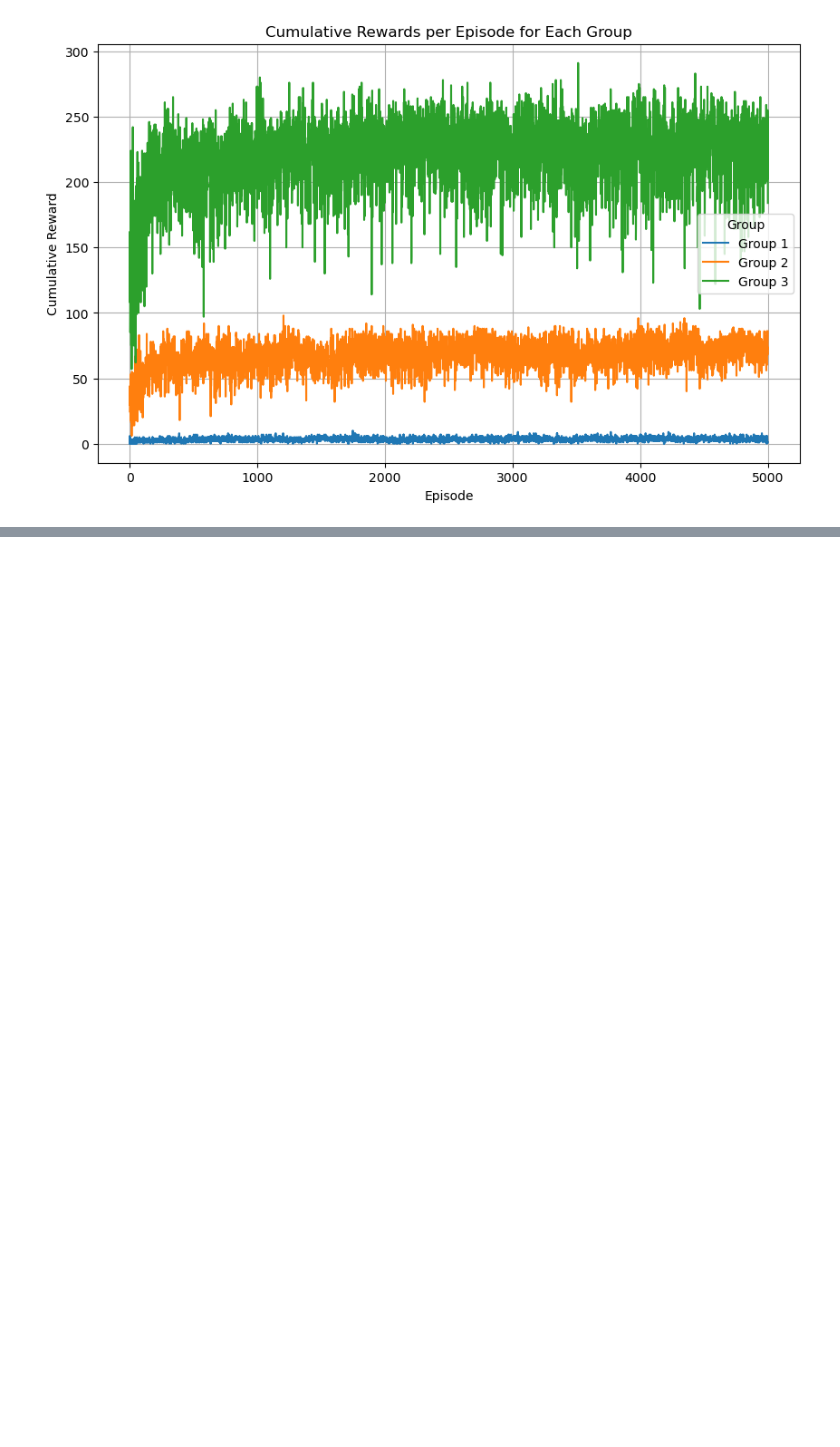
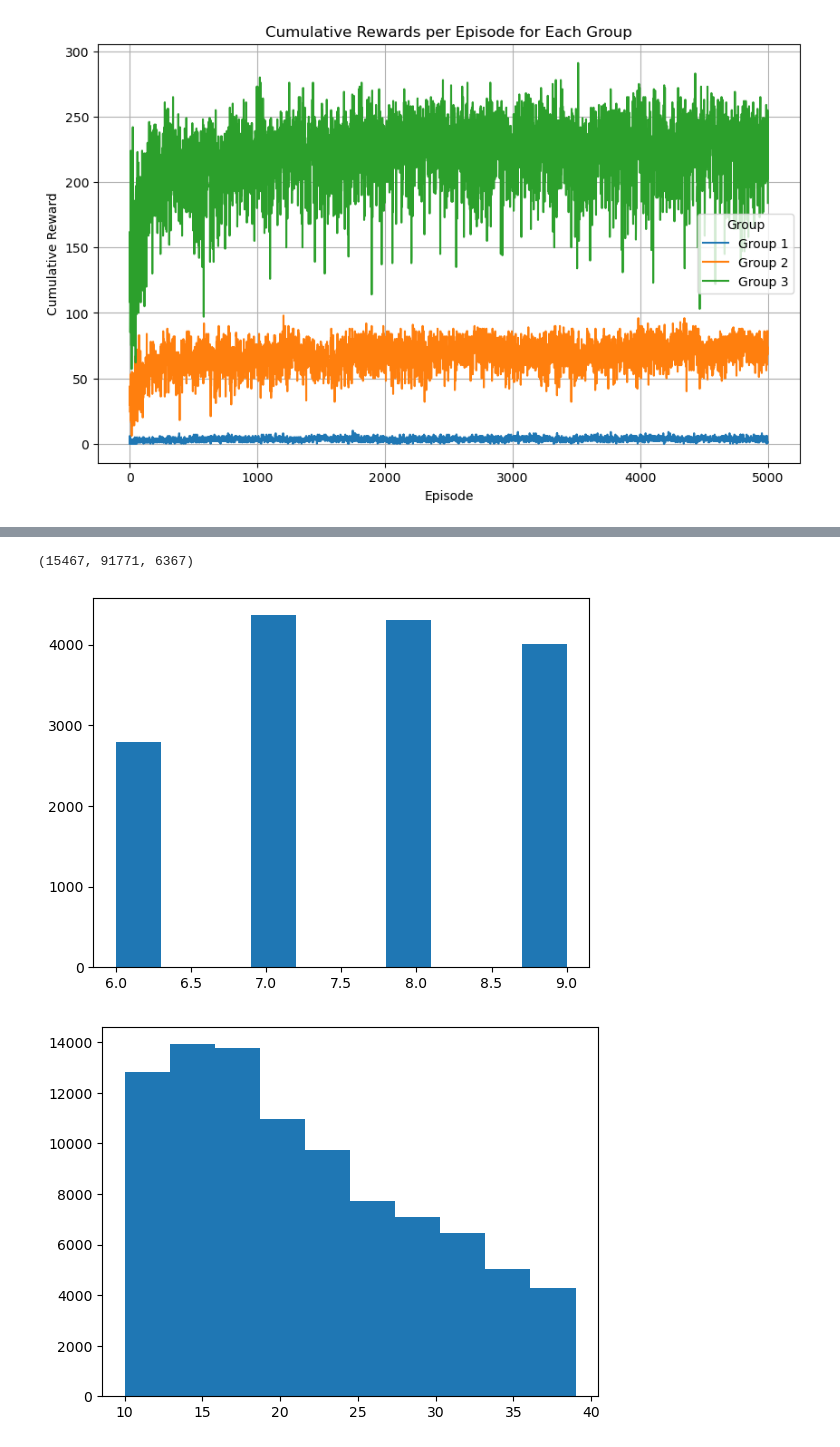
Before and after one commit to justinebreuch/organ-allocation, a Jupyter notebook: MMDP.ipynb, the cells around one changed output, grey strips where cells are left out. Cells and saved outputs as stored; diff of their text form; code cells hidden in the pictures; blank space fills up the shorter version.

```diff
--- a/MMDP.ipynb
+++ b/MMDP.ipynb
@@ -658,0 +694,25 @@ Instead of Beta
+# %%
+MELD = df['INIT_MELD_PELD_LAB_SCORE']
+
+
+# Create the three groups
+low_risk = MELD[MELD <= 9]
+medium_risk = MELD[(MELD > 9) & (MELD < 40)]
+high_risk = MELD[MELD >= 40]
+
+# Output the size of each group
+low_risk_size = len(low_risk)
+medium_risk_size = len(medium_risk)
+high_risk_size = len(high_risk)
+
+(low_risk_size, medium_risk_size, high_risk_size)
+# %% [output]
+(15467, 91771, 6367)
+# %%
+risks = [low_risk, medium_risk, high_risk]
+for risk in risks:
+    plt.hist(risk)
+    plt.show()
+# %% [output]
+[figure, added]
+[figure, added]
```
Also changed, not shown: parts of 15 cells of this notebook.
